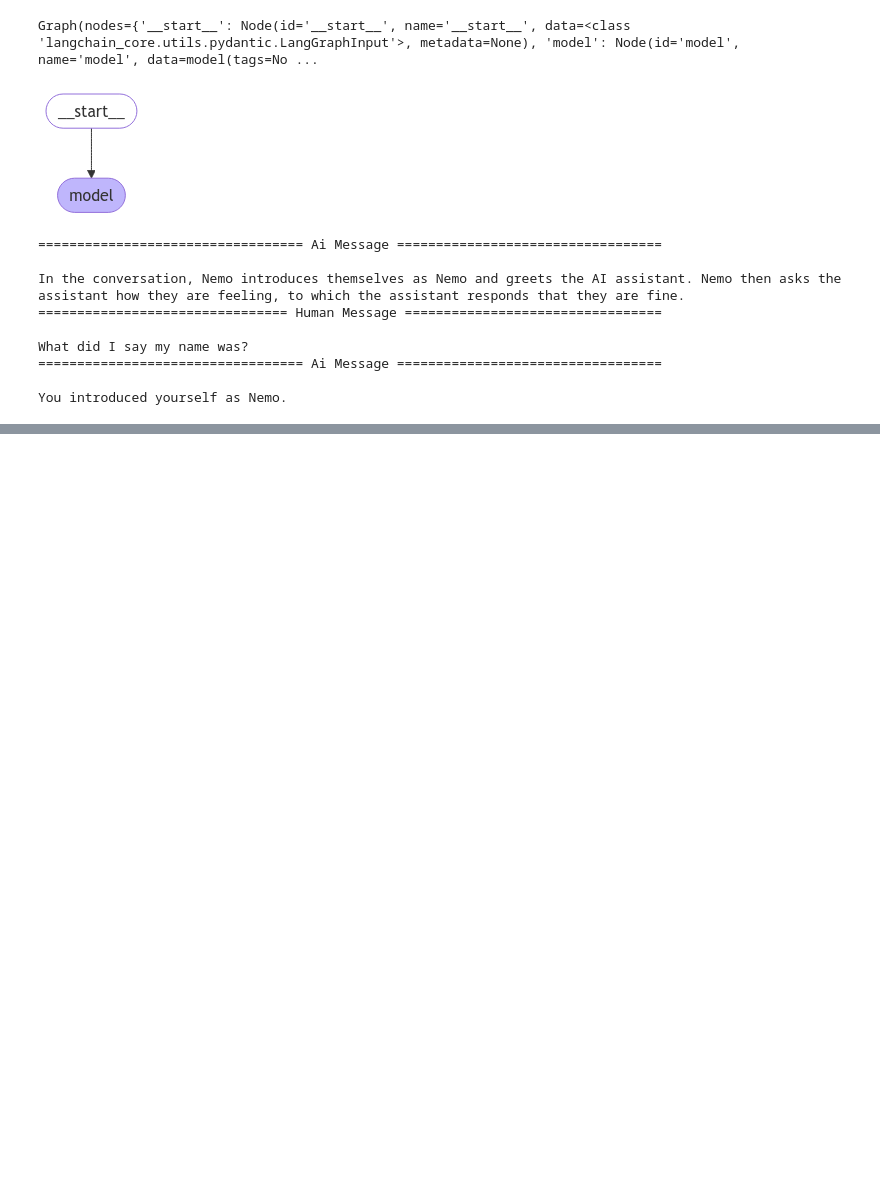
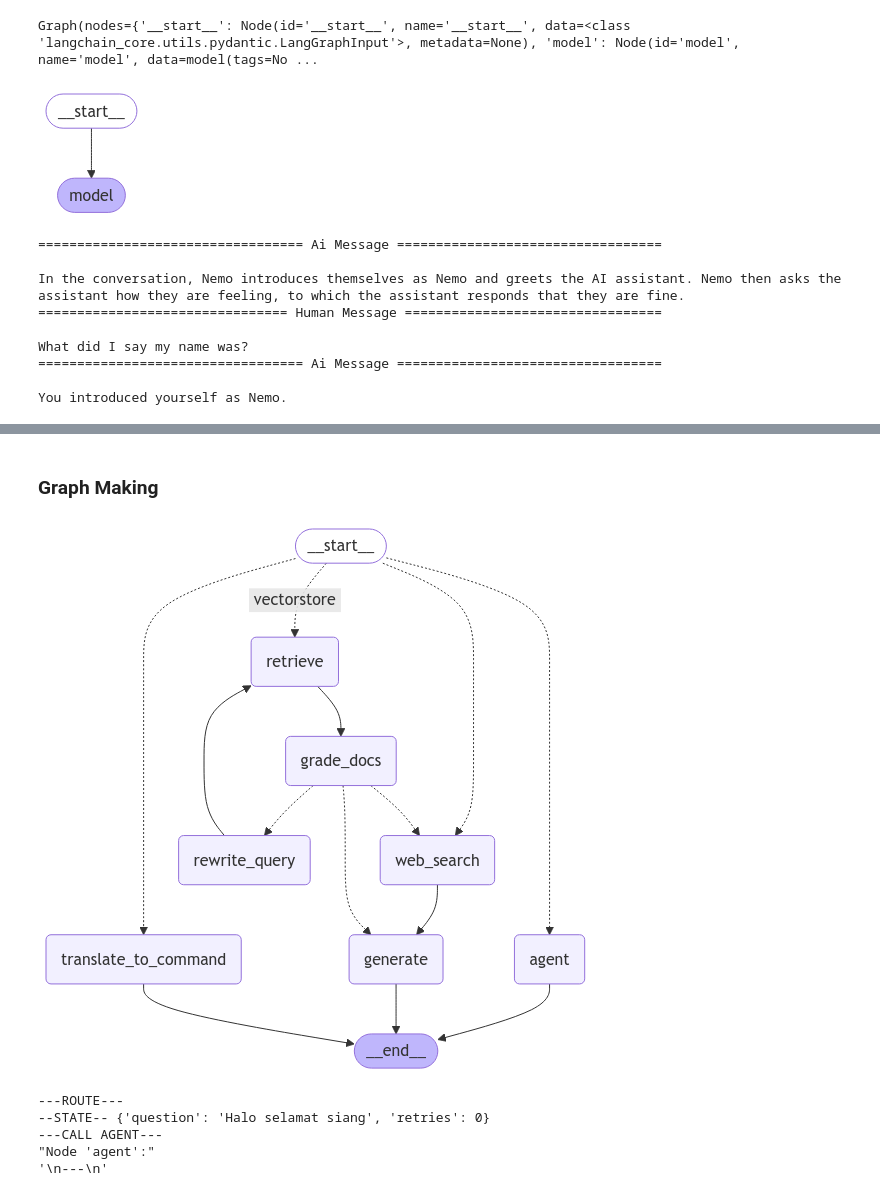
Before and after one commit to yzdnaufan/llm-module-rosnav, a Jupyter notebook: test.ipynb, the cells around one changed output, grey strips where cells are left out. Cells and saved outputs as stored; diff of their text form; code cells hidden in the pictures; blank space fills up the shorter version.

```diff
--- a/test.ipynb
+++ b/test.ipynb
@@ -278,0 +1125,2 @@ You introduced yourself as Nemo.
+# %% [markdown]
+### Graph Making
@@ -278,0 +1334,69 @@ You introduced yourself as Nemo.
+# %%
+from langgraph.graph import END, StateGraph, START
+
+workflow = StateGraph(GraphState)
+
+# Define the nodes
+workflow.add_node("web_search", web_search)  # web search
+workflow.add_node("retrieve", retrieve)  # retrieve
+workflow.add_node("translate_to_command", translate_to_command)  # translate to command
+workflow.add_node("grade_docs", grade_docs)  # grade documents
+workflow.add_node("generate", generate)  # generate
+workflow.add_node("rewrite_query", rewrite_query)  # rewrite query
+workflow.add_node("agent", agent)  # agent
+
+# Build graph
+workflow.add_conditional_edges(
+    START,
+    route_question,
+    {
+        "web_search": "web_search",
+        "vectorstore": "retrieve",
+        "translate_to_command": "translate_to_command",
+        'agent': 'agent'
+    },
+)
+workflow.add_edge("web_search", "generate")
+workflow.add_edge("retrieve", "grade_docs")
+workflow.add_conditional_edges(
+    "grade_docs",
+    decide_to_generate,
+    {
+        "rewrite_query": "rewrite_query",
+        "generate": "generate",
+        "web_search": "web_search",
+    },
+)
+workflow.add_edge("rewrite_query", "retrieve")
+workflow.add_edge("generate", END)
+workflow.add_edge("translate_to_command", END)
+workflow.add_edge("agent", END)
+
+# Compile
+app = workflow.compile()
+# %%
+app
+# %% [output]
+[figure, added]
+# %%
+from pprint import pprint
+
+# Run
+inputs = {
+    "question": "Halo selamat siang",
+    "retries": 0
+}
+
+for output in app.stream(inputs):
+    for key, value in output.items():
+        # Node
+        pprint(f"Node '{key}':")
+        # Optional: print full state at each node
+        # pprint.pprint(value["keys"], indent=2, width=80, depth=None)
+    pprint("\n---\n")
+# %% [output]
+---ROUTE---
+--STATE-- {'question': 'Halo selamat siang', 'retries': 0}
+---CALL AGENT---
+"Node 'agent':"
+'\n---\n'
```
Also changed, not shown: parts of 42 cells of this notebook, 22 other files.
